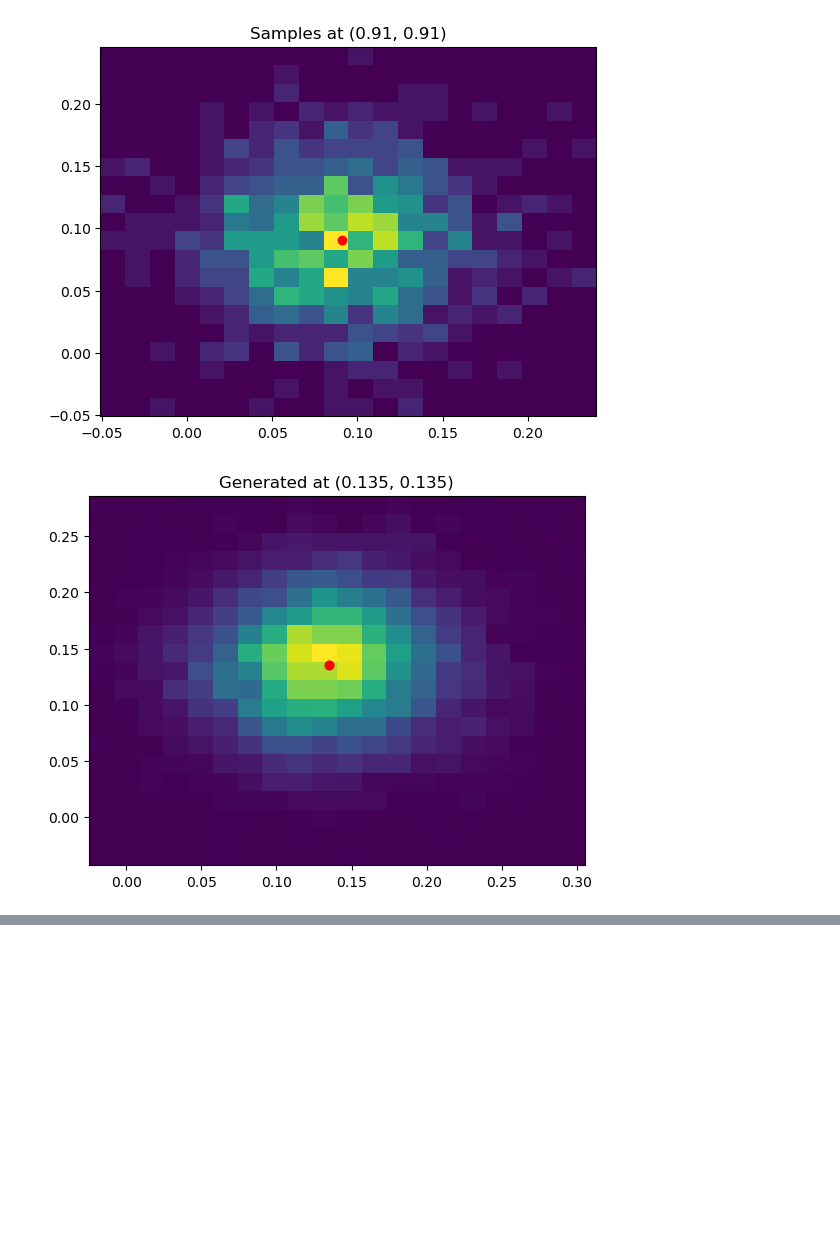
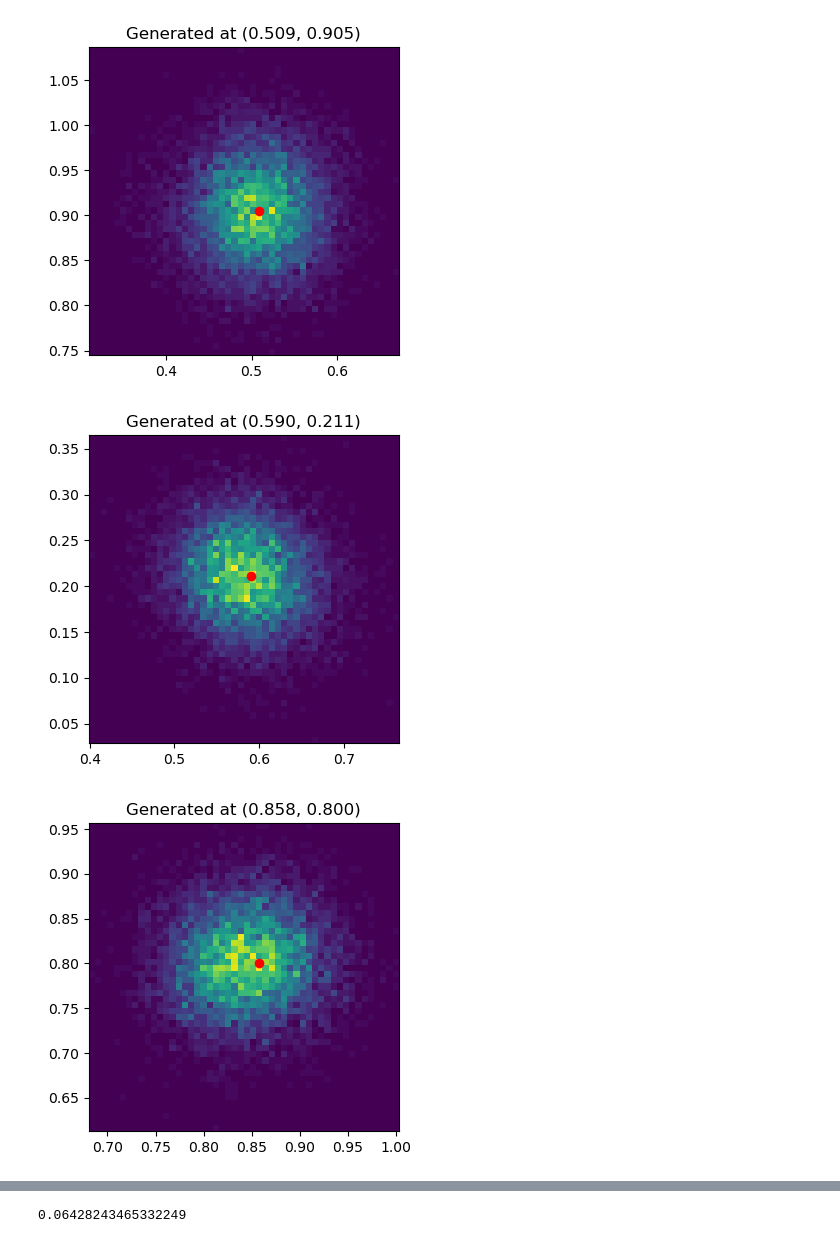
Before and after one commit to asatk/flows_pseudoaxions, a Jupyter notebook: gaus-test.ipynb, the cells around one changed output, grey strips where cells are left out. Drawn from its saved outputs; the diff is of its cells as text; code cells hidden in the pictures; blank space fills up the shorter version.

```diff
--- a/gaus-test.ipynb
+++ b/gaus-test.ipynb
@@ -32,13 +31,14 @@ pass
 # %%
 nmade = 10
 ninputs = ncinputs = ndim
-hidden_layers = [128]
+hidden_layers = [128, 128]
 batch_size = 1024
 end_epoch = 200
 
 callbacks = []
 log_freq = 10
 callbacks.append(SelectiveProgbarLogger(1, epoch_interval=log_freq, epoch_end=end_epoch))
+flow_path = "model/2024.04.17-gg"
 
 model = fx.MADEManager(nmade=nmade,
                ninputs=ninputs,
@@ -46,9 +46,10 @@ model = fx.MADEManager(nmade=nmade,
                hidden_layers=hidden_layers,
                activation="relu")
 model.compile_model()
-model.train_model(data,
-                  cond,
+model.train_model(dm=gen,
                   batch_size=batch_size,
-                  end_epoch=end_epoch)
+                  end_epoch=end_epoch,
+                  callbacks=callbacks,
+                  path=flow_path)
 # %% [output]
 ================================================================================
@@ -63,18 +79,20 @@ model.train_model(data,
 # %%
 ngen = 10000
-newlab = np.repeat([[0.135, 0.135]], ngen, axis=0)
+nlabs = 10
+# newlab = np.repeat([[0.135, 0.135]], ngen, axis=0)
+newlablocs = np.random.uniform(0.0, 1.0, nlabs * ncinputs).reshape(nlabs, ncinputs)
+newlab = np.repeat(newlablocs, ngen, axis=0)
 newsamp = model.eval_model(newlab, gen)
-# %%
-plt.hist2d(samp[0:nsamp,0], samp[0:nsamp,1], bins=(20,20))
-plt.scatter(lab[0,0], lab[1,0], c="red")
-plt.title("Samples at (0.91, 0.91)")
-pass
-# %% [output]
-[figure, removed]
-# %%
-plt.hist2d(newsamp[:,0], newsamp[:,1], bins=(20,20))
-plt.scatter(newlab[0], newlab[1], c="red")
-plt.title("Generated at (0.135, 0.135)")
-pass
-# %% [output]
-[figure, removed]
+# %%
+for i in range(nlabs):
+    fig, ax = plt.subplots(1, 1, figsize=(4,4))
+    ax: plt.Axes
+    lbl = newlablocs[i]
+    pts = newsamp[i * ngen: (i+1)*ngen]
+    ax.hist2d(pts[:,0], pts[:,1], bins=(50,50))
+    ax.scatter(lbl[0], lbl[1], c="red", s=35)
+    ax.set_title(f"Generated at ({lbl[0]:.3f}, {lbl[1]:.3f})")
+# %% [output]
+[figure, added]
+[figure, added]
+[figure, added]
@@ -80,0 +106,4 @@ pass
+# %%
+1 / (nx + 1) / np.sqrt(2)
+# %% [output]
+0.06428243465332249
```
Also changed, not shown: parts of 9 cells of this notebook.
